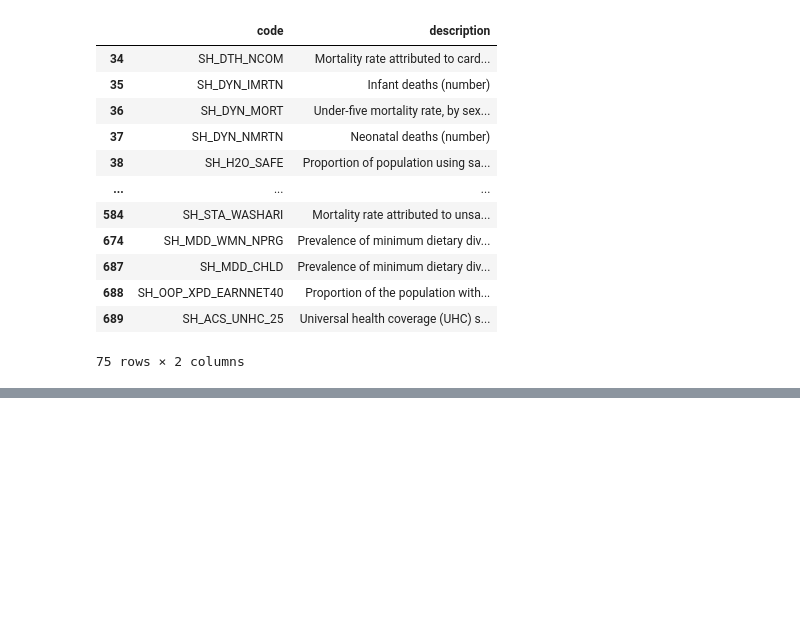
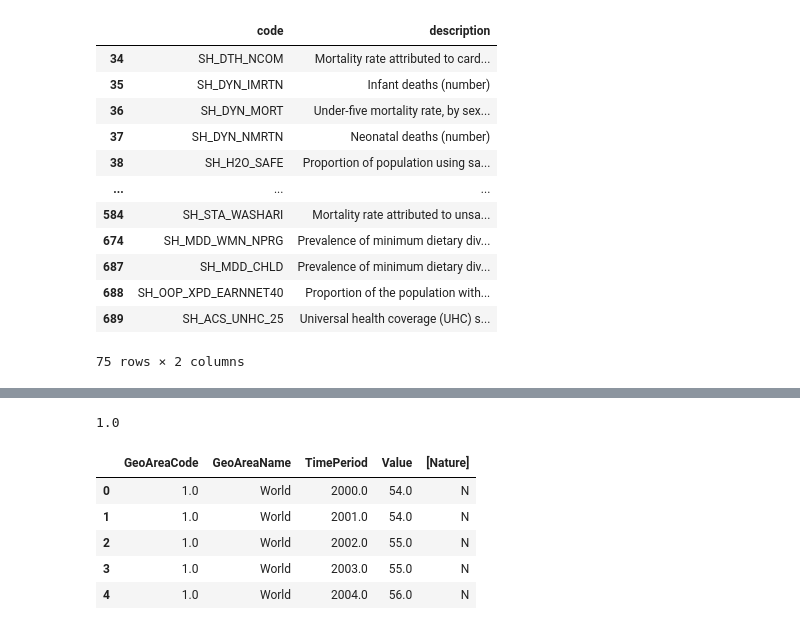
Before and after one commit to Sarkis55/UHC-and-Population-Health-Outcomes-Analysis-SDG-3-, a Jupyter notebook: UHC_and_Population_Health_Outcomes_Analysis.ipynb, the cells around one changed output, grey strips where cells are left out. Saved outputs shown, nothing was run; the diff lists cells and outputs as text; code cells hidden in the pictures; blank space fills up the shorter version.

```diff
--- a/UHC_and_Population_Health_Outcomes_Analysis.ipynb
+++ b/UHC_and_Population_Health_Outcomes_Analysis.ipynb
@@ -124,0 +175,21 @@ MatMort_df.head()
+# %%
+print(UNHC_df['TimePeriod'].corr(UNHC_df['Time_Detail']))
+
+#Dropping Time_Detail becaus it is the same as TimePeriod
+UNHC_df.drop('Time_Detail', axis = 1, inplace = True)
+# %% [output]
+1.0
+# %%
+#Dropping columns that are full of NA value and with a cardinality of 1.
+UNHC_df.drop(["Goal",'Target', 'Indicator', "SeriesCode", "SeriesDescription", "TimeCoverage", 'UpperBound', 'LowerBound', 'BasePeriod', 'Source', 'GeoInfoUrl','FootNote', '[Reporting Type]', '[Units]'], axis = 1, inplace = True)
+
+#Dropping rows with null values, since there is only 1
+UNHC_df.dropna(inplace = True)
+UNHC_df.head()
+# %% [output]
+|  | GeoAreaCode | GeoAreaName | TimePeriod | Value | [Nature] |
+| 0 | 1.0 | World | 2000.0 | 54.0 | N |
+| 1 | 1.0 | World | 2001.0 | 54.0 | N |
+| 2 | 1.0 | World | 2002.0 | 55.0 | N |
+| 3 | 1.0 | World | 2003.0 | 55.0 | N |
+| 4 | 1.0 | World | 2004.0 | 56.0 | N |
```
Also changed, not shown: parts of 14 cells of this notebook.
